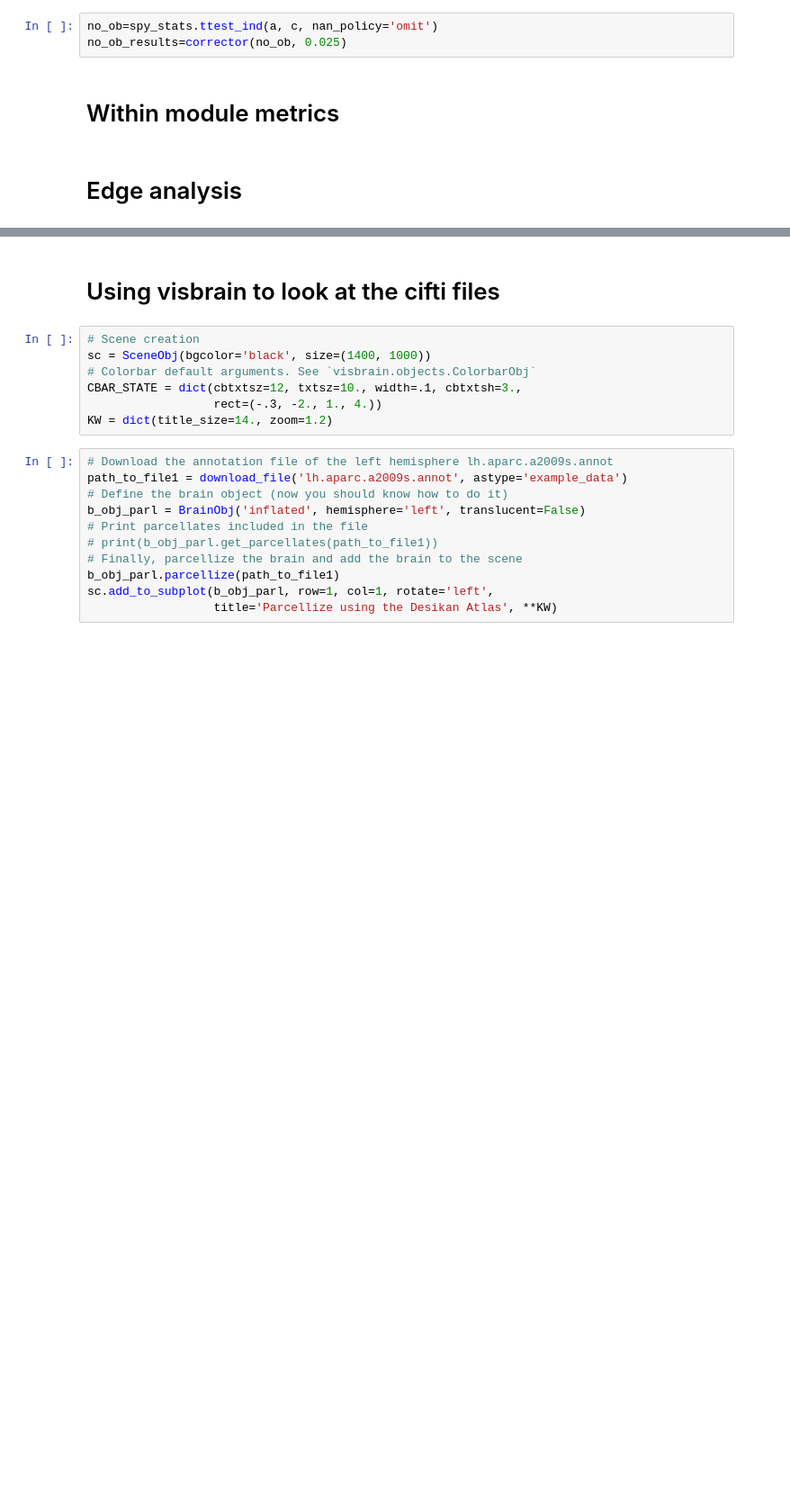
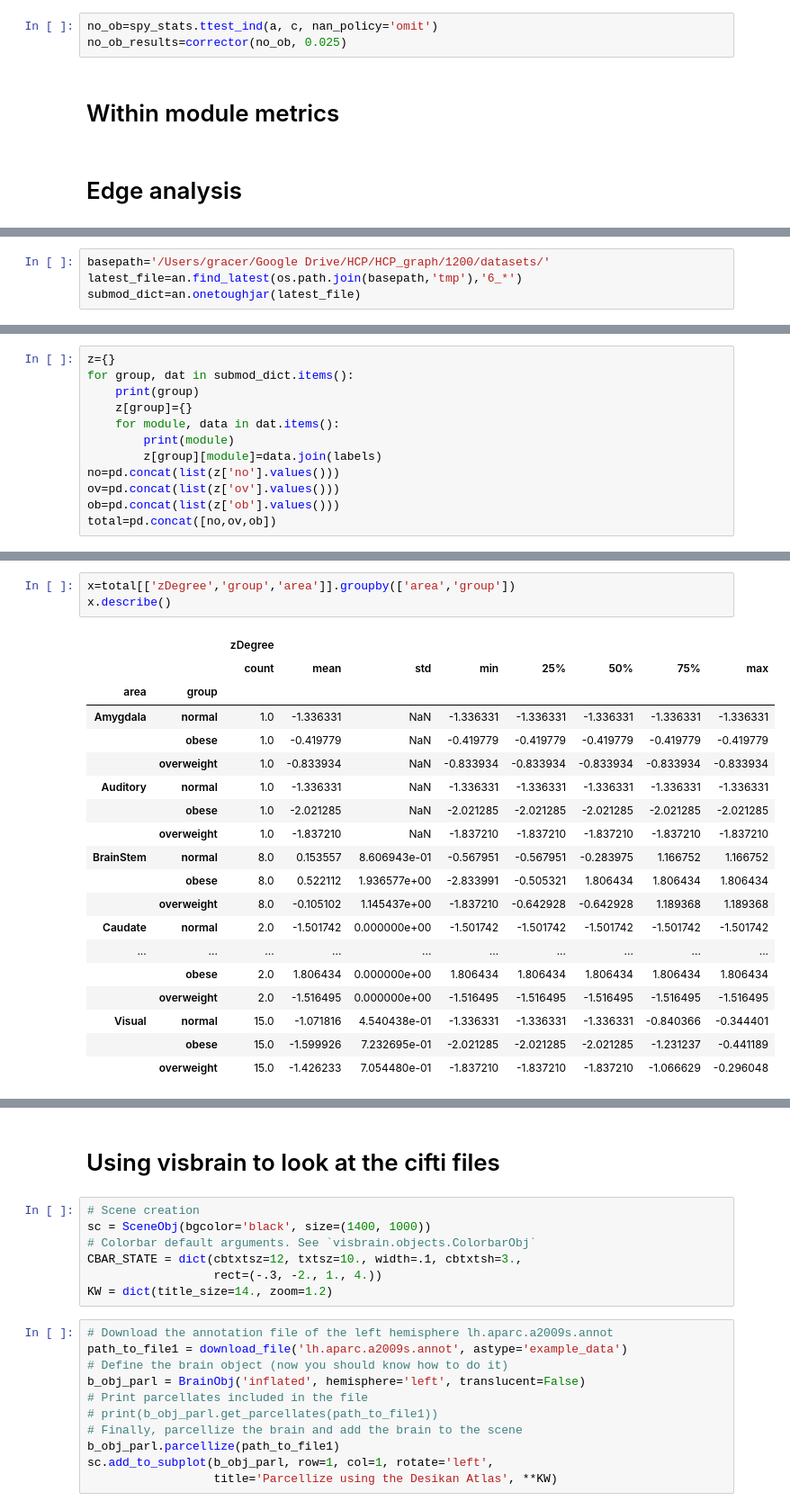
Before and after one commit to grace-shearrer/graph_analysis, a Jupyter notebook: Viz_book.ipynb, the cells around one changed output, grey strips where cells are left out. Shown at 90% size. Cells and saved outputs as stored; diff of their text form; blank space fills up the shorter version.

```diff
--- a/Viz_book.ipynb
+++ b/Viz_book.ipynb
@@ -1379,0 +967,4 @@ for key, item in save_dict['NR'].items():
+# %%
+basepath='/Users/gracer/Google Drive/HCP/HCP_graph/1200/datasets/'
+latest_file=an.find_latest(os.path.join(basepath,'tmp'),'6_*')
+submod_dict=an.onetoughjar(latest_file)
@@ -1379,0 +977,12 @@ for key, item in save_dict['NR'].items():
+# %%
+z={}
+for group, dat in submod_dict.items():
+    print(group)
+    z[group]={}
+    for module, data in dat.items():
+        print(module)
+        z[group][module]=data.join(labels)
+no=pd.concat(list(z['no'].values()))
+ov=pd.concat(list(z['ov'].values()))
+ob=pd.concat(list(z['ob'].values()))
+total=pd.concat([no,ov,ob])
@@ -1379,0 +1007,23 @@ for key, item in save_dict['NR'].items():
+# %%
+x=total[['zDegree','group','area']].groupby(['area','group'])
+x.describe()
+# %% [output]
+|  |  | zDegree |  |  |  |  |  |  |  |
+|  |  | count | mean | std | min | 25% | 50% | 75% | max |
+| area | group |  |  |  |  |  |  |  |  |
+| Amygdala | normal | 1.0 | -1.336331 | NaN | -1.336331 | -1.336331 | -1.336331 | -1.336331 | -1.336331 |
+|  | obese | 1.0 | -0.419779 | NaN | -0.419779 | -0.419779 | -0.419779 | -0.419779 | -0.419779 |
+|  | overweight | 1.0 | -0.833934 | NaN | -0.833934 | -0.833934 | -0.833934 | -0.833934 | -0.833934 |
+| Auditory | normal | 1.0 | -1.336331 | NaN | -1.336331 | -1.336331 | -1.336331 | -1.336331 | -1.336331 |
+|  | obese | 1.0 | -2.021285 | NaN | -2.021285 | -2.021285 | -2.021285 | -2.021285 | -2.021285 |
+|  | overweight | 1.0 | -1.837210 | NaN | -1.837210 | -1.837210 | -1.837210 | -1.837210 | -1.837210 |
+| BrainStem | normal | 8.0 | 0.153557 | 8.606943e-01 | -0.567951 | -0.567951 | -0.283975 | 1.166752 | 1.166752 |
+|  | obese | 8.0 | 0.522112 | 1.936577e+00 | -2.833991 | -0.505321 | 1.806434 | 1.806434 | 1.806434 |
+|  | overweight | 8.0 | -0.105102 | 1.145437e+00 | -1.837210 | -0.642928 | -0.642928 | 1.189368 | 1.189368 |
+| Caudate | normal | 2.0 | -1.501742 | 0.000000e+00 | -1.501742 | -1.501742 | -1.501742 | -1.501742 | -1.501742 |
+| ... | ... | ... | ... | ... | ... | ... | ... | ... | ... |
+|  | obese | 2.0 | 1.806434 | 0.000000e+00 | 1.806434 | 1.806434 | 1.806434 | 1.806434 | 1.806434 |
+|  | overweight | 2.0 | -1.516495 | 0.000000e+00 | -1.516495 | -1.516495 | -1.516495 | -1.516495 | -1.516495 |
+| Visual | normal | 15.0 | -1.071816 | 4.540438e-01 | -1.336331 | -1.336331 | -1.336331 | -0.840366 | -0.344401 |
+|  | obese | 15.0 | -1.599926 | 7.232695e-01 | -2.021285 | -2.021285 | -2.021285 | -1.231237 | -0.441189 |
+|  | overweight | 15.0 | -1.426233 | 7.054480e-01 | -1.837210 | -1.837210 | -1.837210 | -1.066629 | -0.296048 |
```
Also changed, not shown: parts of 67 cells of this notebook, 3 other files.
